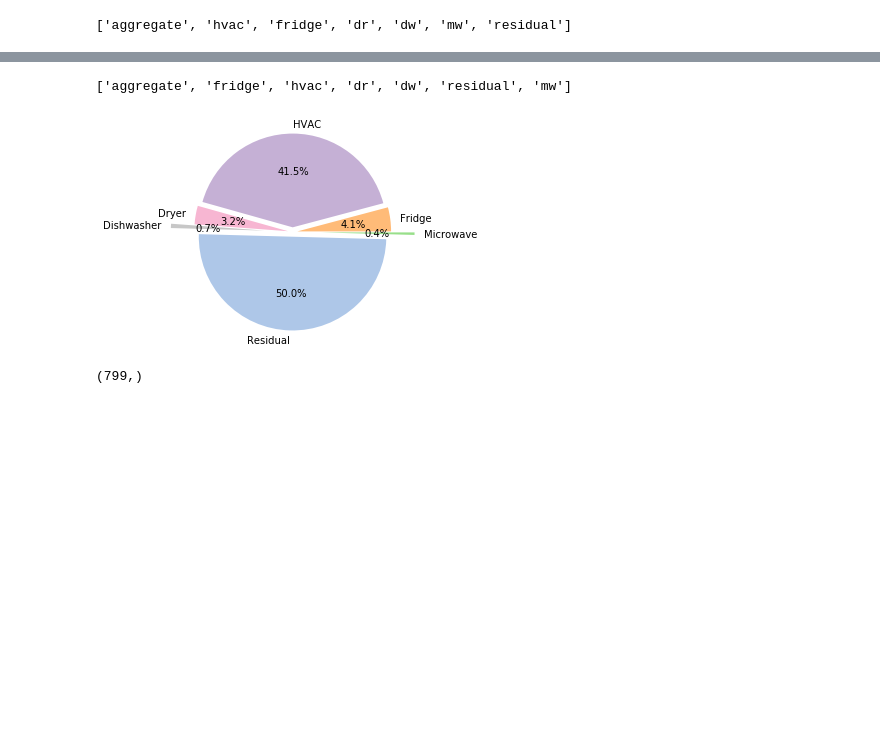
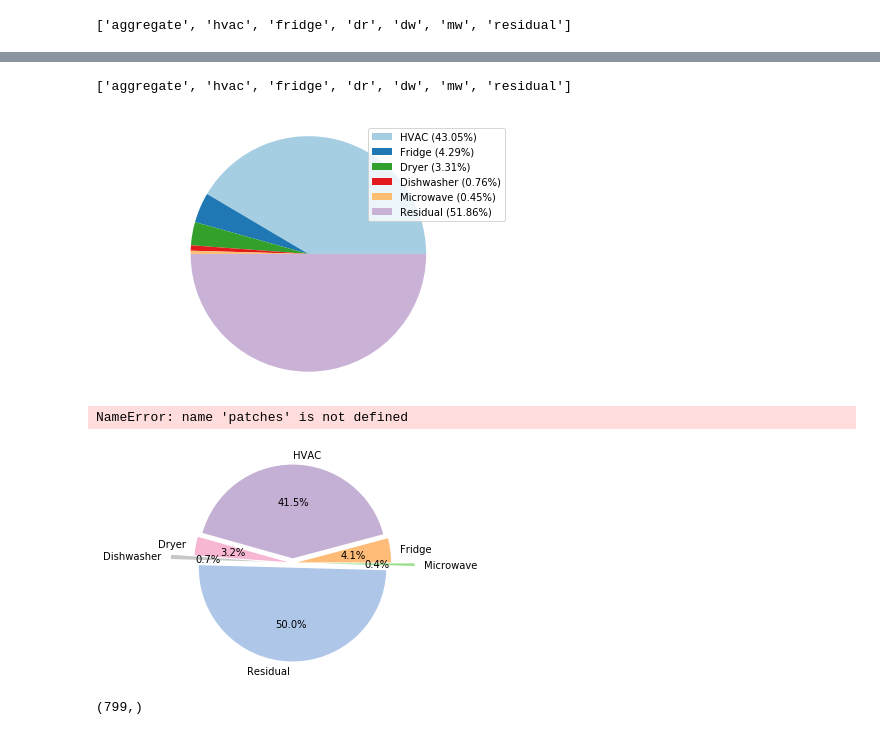
Before and after one commit to nipunbatra/freq-nilm, a Jupyter notebook: notebooks/paper_figures_2.ipynb, the cells around one changed output, grey strips where cells are left out. Drawn from its saved outputs; the diff is of its cells as text; code cells hidden in the pictures; blank space fills up the shorter version.

```diff
--- a/notebooks/paper_figures_2.ipynb
+++ b/notebooks/paper_figures_2.ipynb
@@ -388,12 +405,30 @@ array([1.        , 0.04292022, 0.4304834 , 0.03309639, 0.00763479,
 # %%
+labels = APPLIANCE_ORDER
 labels
 # %% [output]
-['aggregate', 'fridge', 'hvac', 'dr', 'dw', 'residual', 'mw']
+['aggregate', 'hvac', 'fridge', 'dr', 'dw', 'mw', 'residual']
 # %%
 new_labels=['aggregate', 'Fridge', 'HVAC', 'Dryer', 'Dishwasher', 'Residual', 'Microwave']
 # %%
 #1f77b4
 color=['#ffbb78', '#c5b0d5', '#f7b6d2', '#c7c7c7', '#aec7e8', '#98df8a']
+# %%
+labels = ['HVAC (43.05%)', 'Fridge (4.29%)', 'Dryer (3.31%)', 'Dishwasher (0.76%)', 'Microwave (0.45%)', 'Residual (51.86%)']
+from matplotlib import cm
+cs=cm.Paired(np.arange(7)/7.)
+# cs=cm.Paired
+
+sizes = [88.4, 10.6, 0.7, 0.3]
+# colors = ['yellowgreen', 'gold', 'lightskyblue', 'lightcoral']
+patches, texts = plt.pie(frac[1:], startangle=0, colors=cs)
+plt.legend(patches, labels, loc="best")
+# Set aspect ratio to be equal so that pie is drawn as a circle.
+plt.axis('equal')
+plt.tight_layout()
+# plt.show()
+plt.savefig("./figure/proportional.pdf", format='pdf')
+# %% [output]
+[figure, added]
 # %%
 explode = (0.05,0.05,0.05, 0.3, 0.05,0.3)
 plt.pie(frac[1:],explode=explode,labels=new_labels[1:] , colors=color,
@@ -401,11 +436,13 @@ plt.pie(frac[1:],explode=explode,labels=new_labels[1:] , colors=color,
                                 startangle = 0, pctdistance = 0.6)
 
 plt.axis('equal')
+plt.legend(patches, labels, loc="best")
 fig.tight_layout()
 
 
-plt.savefig("./figure/proportional.pdf", format='pdf')
+# plt.savefig("./figure/proportional.pdf", format='pdf')
 # %% [output]
+NameError: name 'patches' is not defined
 [figure]
 # %%
 dr = tensor[:, 3].copy()
```
Also changed, not shown: parts of 7 cells of this notebook, 5 other files.
